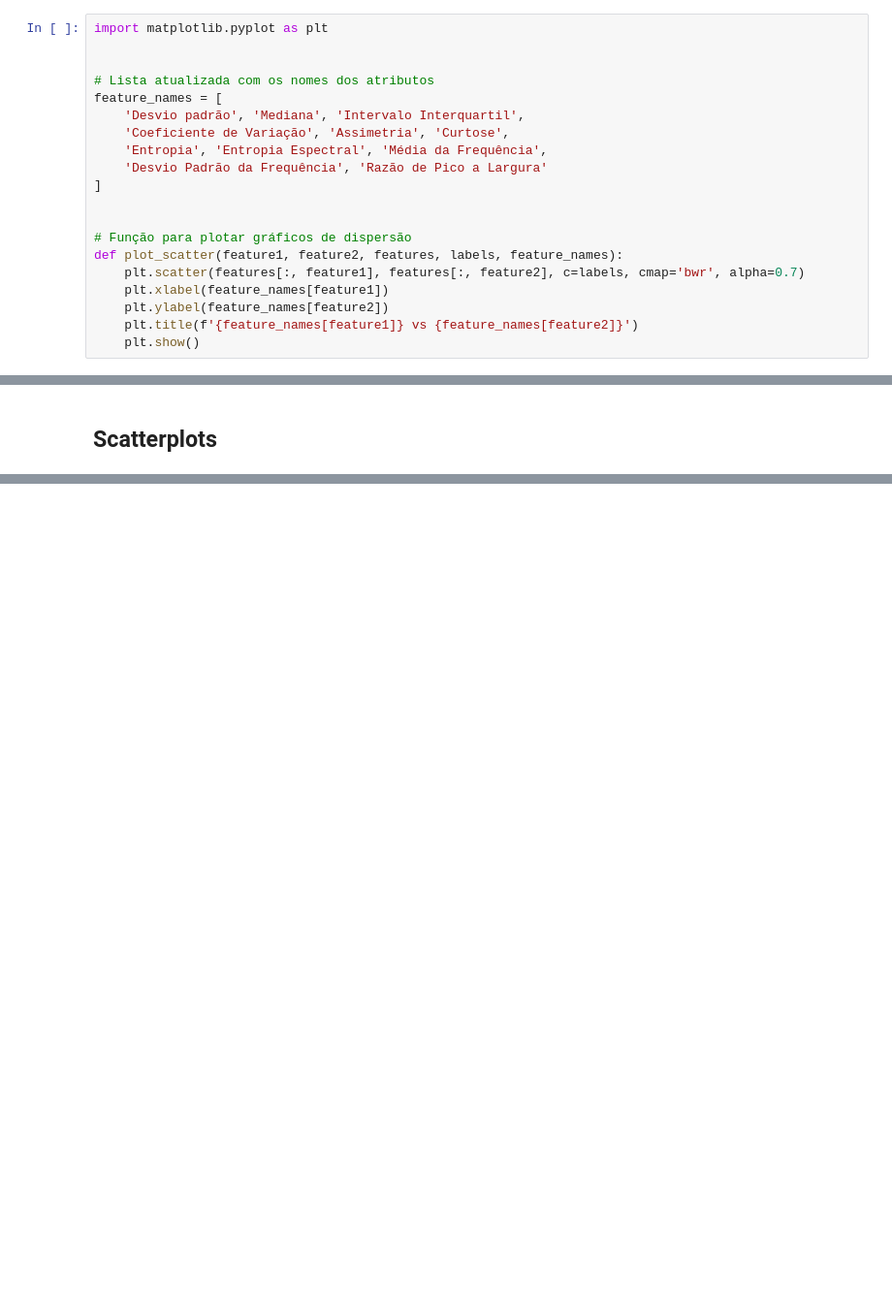
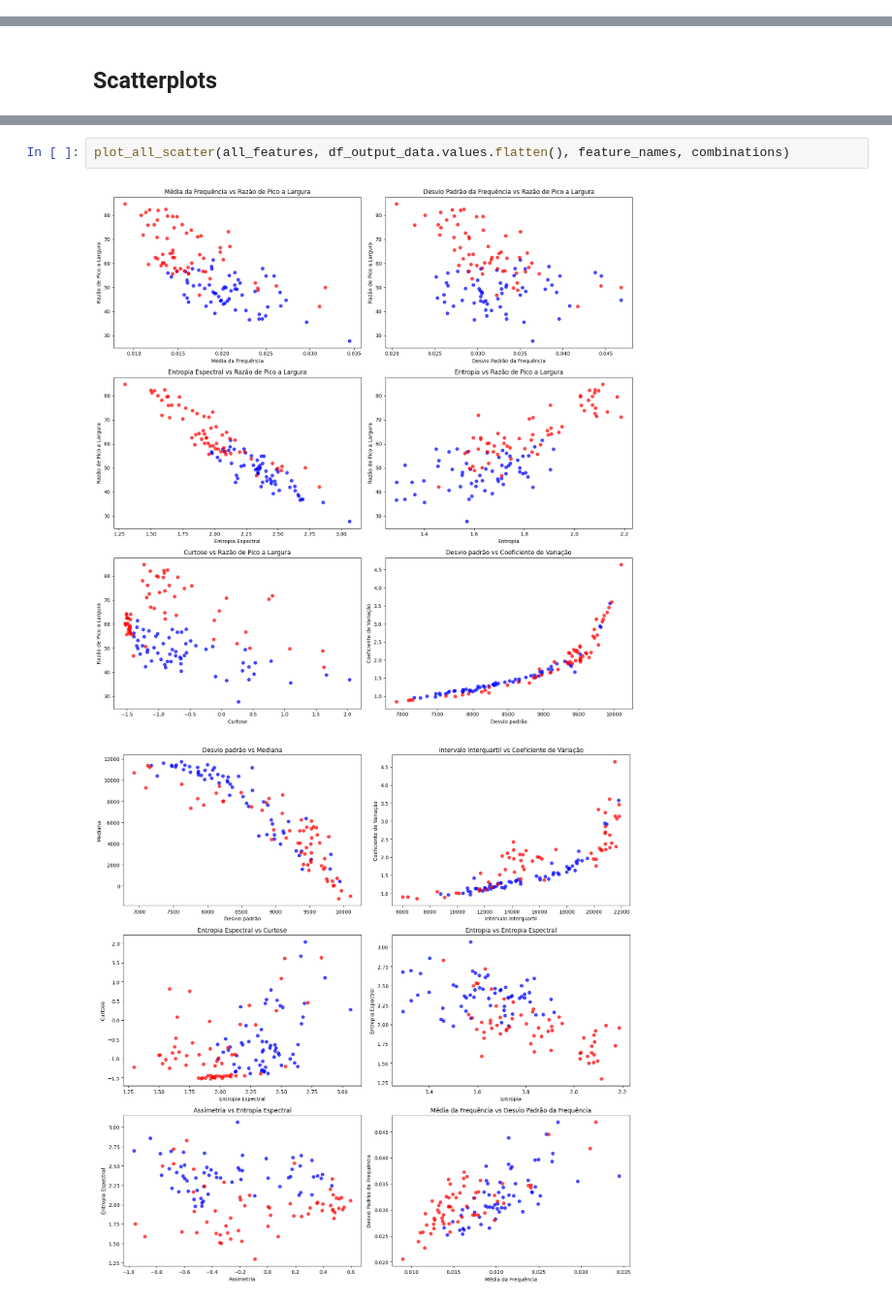
Before and after one commit to JonasFortes12/kNN-with-kfolds, a Jupyter notebook: kNN_with_Kfolds.ipynb, the cells around one changed output, grey strips where cells are left out. Shown: that part at 97% size. Cells and saved outputs as stored; diff of their text form; blank space fills up the shorter version.

Commit message:
feat: update scatterplot

```diff
--- a/kNN_with_Kfolds.ipynb
+++ b/kNN_with_Kfolds.ipynb
@@ -176,23 +173,3 @@ def extract_features(signal):
     return np.array(features)
 # %% [markdown]
 ### Scatterplot Function
-# %%
-import matplotlib.pyplot as plt
-
-
-# Lista atualizada com os nomes dos atributos
-feature_names = [
-    'Desvio padrão', 'Mediana', 'Intervalo Interquartil',
-    'Coeficiente de Variação', 'Assimetria', 'Curtose',
-    'Entropia', 'Entropia Espectral', 'Média da Frequência',
-    'Desvio Padrão da Frequência', 'Razão de Pico a Largura'
-]
-
-
-# Função para plotar gráficos de dispersão
-def plot_scatter(feature1, feature2, features, labels, feature_names):
-    plt.scatter(features[:, feature1], features[:, feature2], c=labels, cmap='bwr', alpha=0.7)
-    plt.xlabel(feature_names[feature1])
-    plt.ylabel(feature_names[feature2])
-    plt.title(f'{feature_names[feature1]} vs {feature_names[feature2]}')
-    plt.show()
@@ -254,0 +263,5 @@ for i in range(num_features):
+# %%
+plot_all_scatter(all_features, df_output_data.values.flatten(), feature_names, combinations)
+# %% [output]
+[figure, added]
+[figure, added]
```
Also changed, not shown: parts of 8 cells of this notebook.
